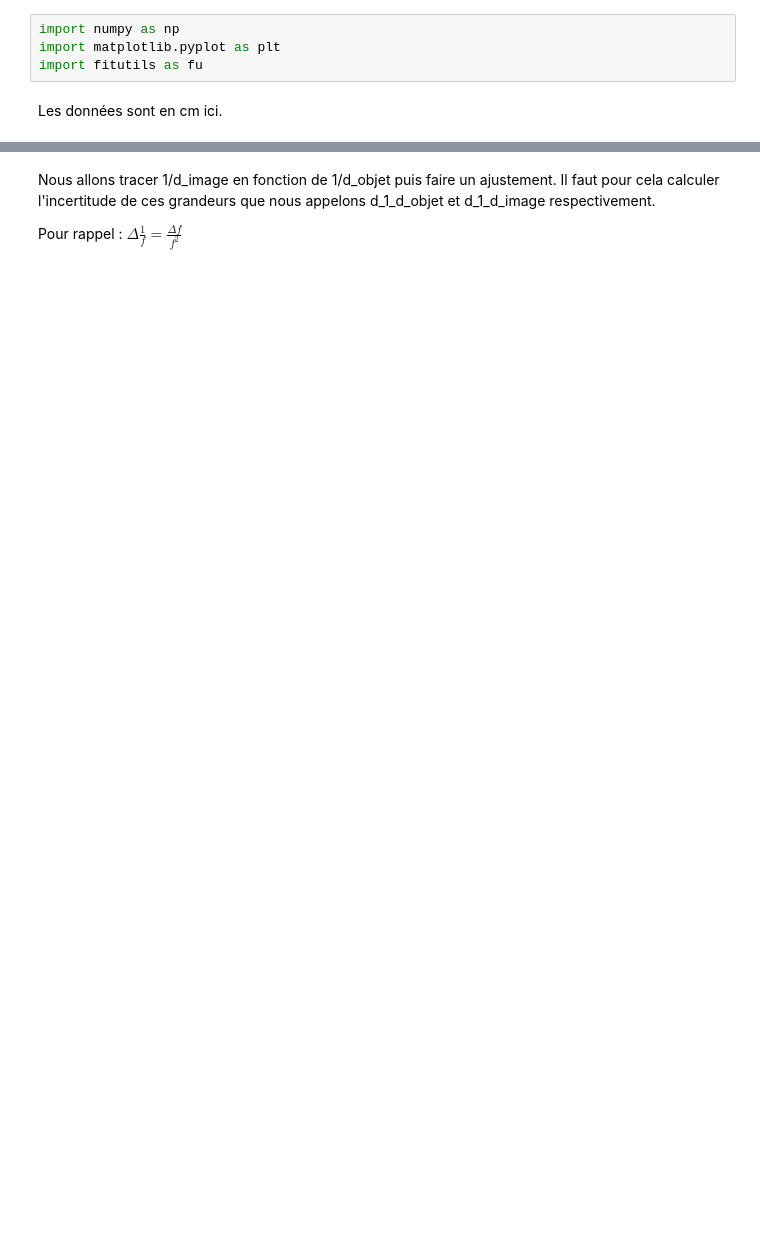
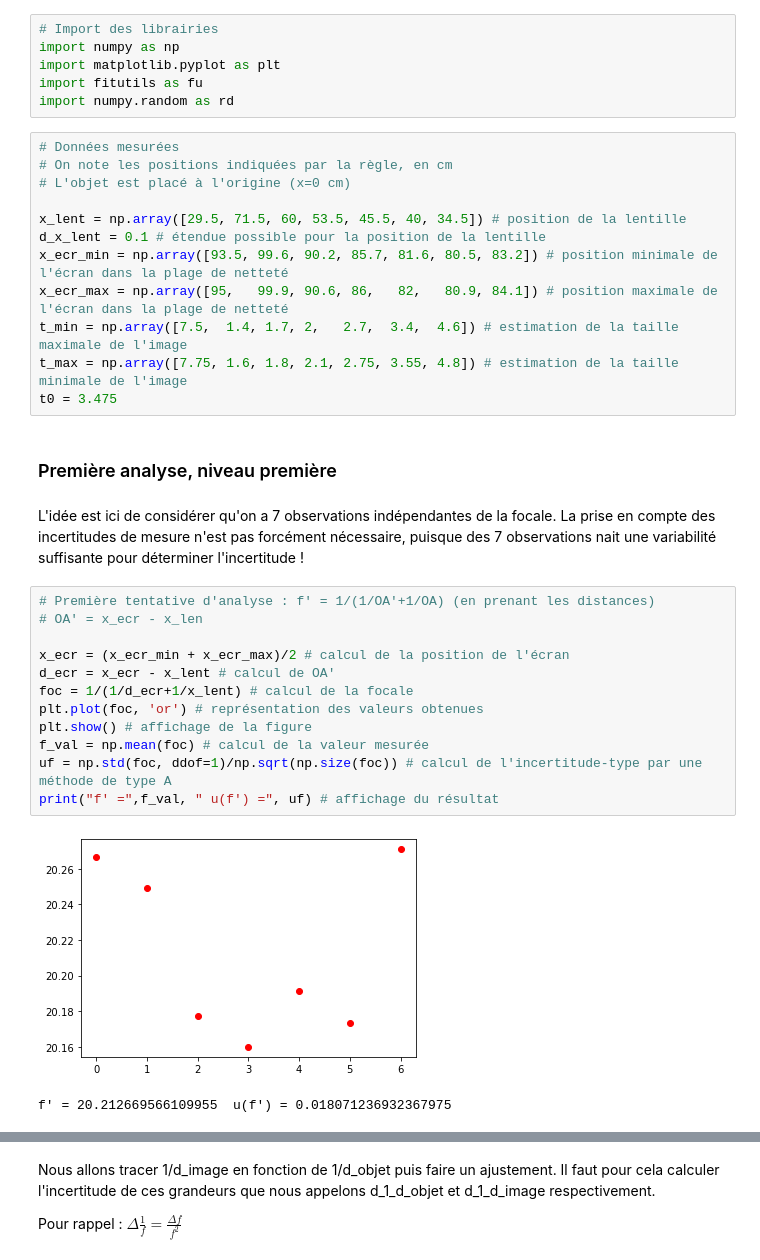
Before and after one commit to tjbtjbtjb/ManipMaison, a Jupyter notebook: relation_conjugaison.ipynb, the cells around one changed output, grey strips where cells are left out. Cells and saved outputs as stored; diff of their text form; blank space fills up the shorter version.

```diff
--- a/relation_conjugaison.ipynb
+++ b/relation_conjugaison.ipynb
@@ -5,6 +4,37 @@ Notebook jupyter utilisé dans la video https://www.youtube.com/watch?v=bcajFxGg
 # %%
+# Import des librairies
 import numpy as np
 import matplotlib.pyplot as plt
 import fitutils as fu
+import numpy.random as rd
-# %% [markdown]
-Les données sont en cm ici.
+# %%
+# Données mesurées
+# On note les positions indiquées par la règle, en cm
+# L'objet est placé à l'origine (x=0 cm)
+
+x_lent = np.array([29.5, 71.5, 60, 53.5, 45.5, 40, 34.5]) # position de la lentille
+d_x_lent = 0.1 # étendue possible pour la position de la lentille
+x_ecr_min = np.array([93.5, 99.6, 90.2, 85.7, 81.6, 80.5, 83.2]) # position minimale de l'écran dans la plage de netteté
+x_ecr_max = np.array([95,   99.9, 90.6, 86,   82,   80.9, 84.1]) # position maximale de l'écran dans la plage de netteté
+t_min = np.array([7.5,  1.4, 1.7, 2,   2.7,  3.4,  4.6]) # estimation de la taille maximale de l'image
+t_max = np.array([7.75, 1.6, 1.8, 2.1, 2.75, 3.55, 4.8]) # estimation de la taille minimale de l'image
+t0 = 3.475
+# %% [markdown]
+### Première analyse, niveau première
+# %% [markdown]
+L'idée est ici de considérer qu'on a 7 observations indépendantes de la focale. La prise en compte des incertitudes de mesure n'est pas forcément nécessaire, puisque des 7 observations nait une variabilité suffisante pour déterminer l'incertitude !
+# %%
+# Première tentative d'analyse : f' = 1/(1/OA'+1/OA) (en prenant les distances)
+# OA' = x_ecr - x_len
+
+x_ecr = (x_ecr_min + x_ecr_max)/2 # calcul de la position de l'écran
+d_ecr = x_ecr - x_lent # calcul de OA'
+foc = 1/(1/d_ecr+1/x_lent) # calcul de la focale
+plt.plot(foc, 'or') # représentation des valeurs obtenues
+plt.show() # affichage de la figure
+f_val = np.mean(foc) # calcul de la valeur mesurée
+uf = np.std(foc, ddof=1)/np.sqrt(np.size(foc)) # calcul de l'incertitude-type par une méthode de type A
+print("f' =",f_val, " u(f') =", uf) # affichage du résultat
+# %% [output]
+[figure, added]
+f' = 20.212669566109955  u(f') = 0.018071236932367975
```
Also changed, not shown: parts of 19 cells of this notebook.
